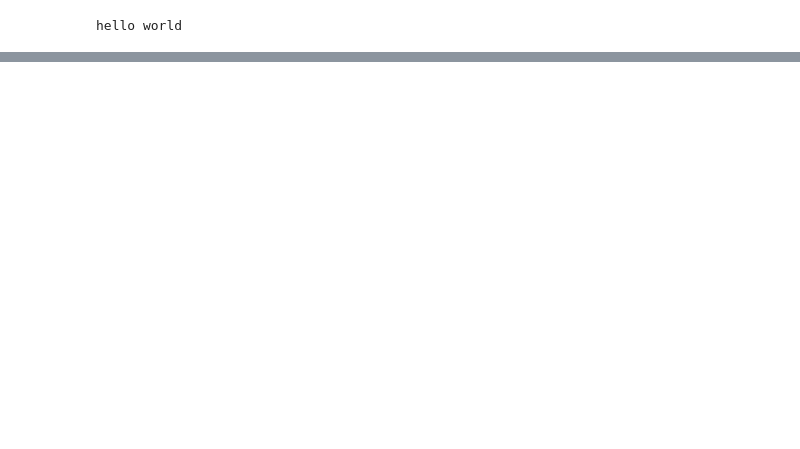
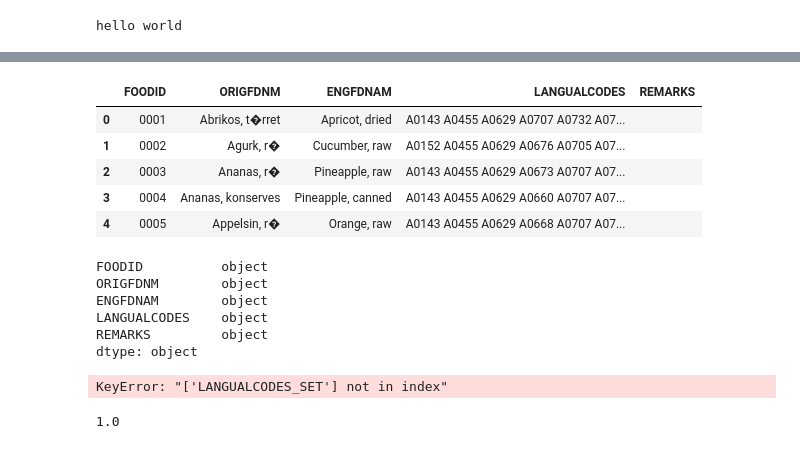
Before and after one commit to jbuhain/food-db-mapper, a Jupyter notebook: main.ipynb, the cells around one changed output, grey strips where cells are left out. Saved outputs shown, nothing was run; the diff lists cells and outputs as text; code cells hidden in the pictures; blank space fills up the shorter version.

Commit message:
added similarity score

```diff
--- a/main.ipynb
+++ b/main.ipynb
@@ -29,0 +35,50 @@ FileNotFoundError: [Errno 2] No such file or directory: 'data/mini/NL  RIVM-NEVO
+# %%
+file_path = 'data/mini/DK DTU_FDB 2008-06-26.txt'
+
+with open(file_path, 'r') as file:
+    lines = file.readlines()
+
+headers = lines[0].strip().split('\t')
+
+data = []
+for line in lines[1:]:
+    fields = line.strip().split('\t')
+    if len(fields) < len(headers):
+        fields += [''] * (len(headers) - len(fields))
+    data.append(fields)
+
+# print(data)
+
+df_dk = pd.DataFrame(data, columns=headers)
+
+df_dk.head()
+# %% [output]
+|  | FOODID | ORIGFDNM | ENGFDNAM | LANGUALCODES | REMARKS |
+| 0 | 0001 | Abrikos, t�rret | Apricot, dried | A0143 A0455 A0629 A0707 A0732 A07... |  |
+| 1 | 0002 | Agurk, r� | Cucumber, raw | A0152 A0455 A0629 A0676 A0705 A07... |  |
+| 2 | 0003 | Ananas, r� | Pineapple, raw | A0143 A0455 A0629 A0673 A0707 A07... |  |
+| 3 | 0004 | Ananas, konserves | Pineapple, canned | A0143 A0455 A0629 A0660 A0707 A07... |  |
+| 4 | 0005 | Appelsin, r� | Orange, raw | A0143 A0455 A0629 A0668 A0707 A07... |  |
+# %%
+ print(df.dtypes)
+# %% [output]
+FOODID          object
+ORIGFDNM        object
+ENGFDNAM        object
+LANGUALCODES    object
+REMARKS         object
+dtype: object
+# %%
+# Function to convert LanguaL codes string to a set
+def convert_to_set(langual_codes):
+    return set(langual_codes.split())
+
+# Apply the function to the LANGUALCODES column
+df['LANGUALCODES_SET'] = df['LANGUALCODES'].apply(convert_to_set)
+
+# Display the DataFrame
+print(df[['LANGUALCODES', 'LANGUALCODES_SET']])
+
+df.head()
+# %% [output]
+KeyError: "['LANGUALCODES_SET'] not in index"
@@ -29,0 +95,9 @@ FileNotFoundError: [Errno 2] No such file or directory: 'data/mini/NL  RIVM-NEVO
+# %%
+similarity = jaccard_similarity(
+    df['LANGUALCODES_SET'][0],
+    df['LANGUALCODES_SET'][1]
+)
+
+print(similarity)
+# %% [output]
+1.0
```
Also changed, not shown: parts of 4 cells of this notebook, 2 other files.
